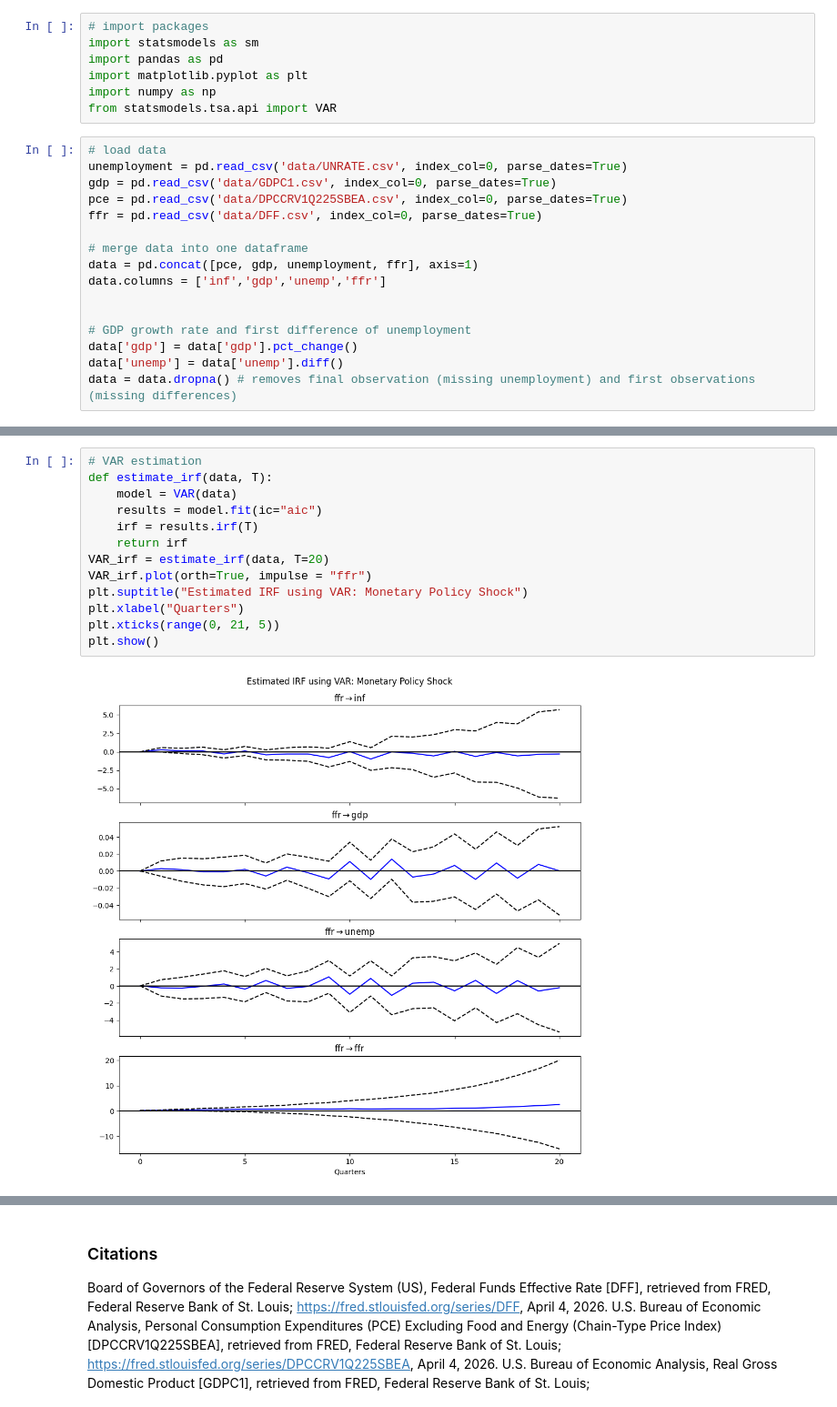
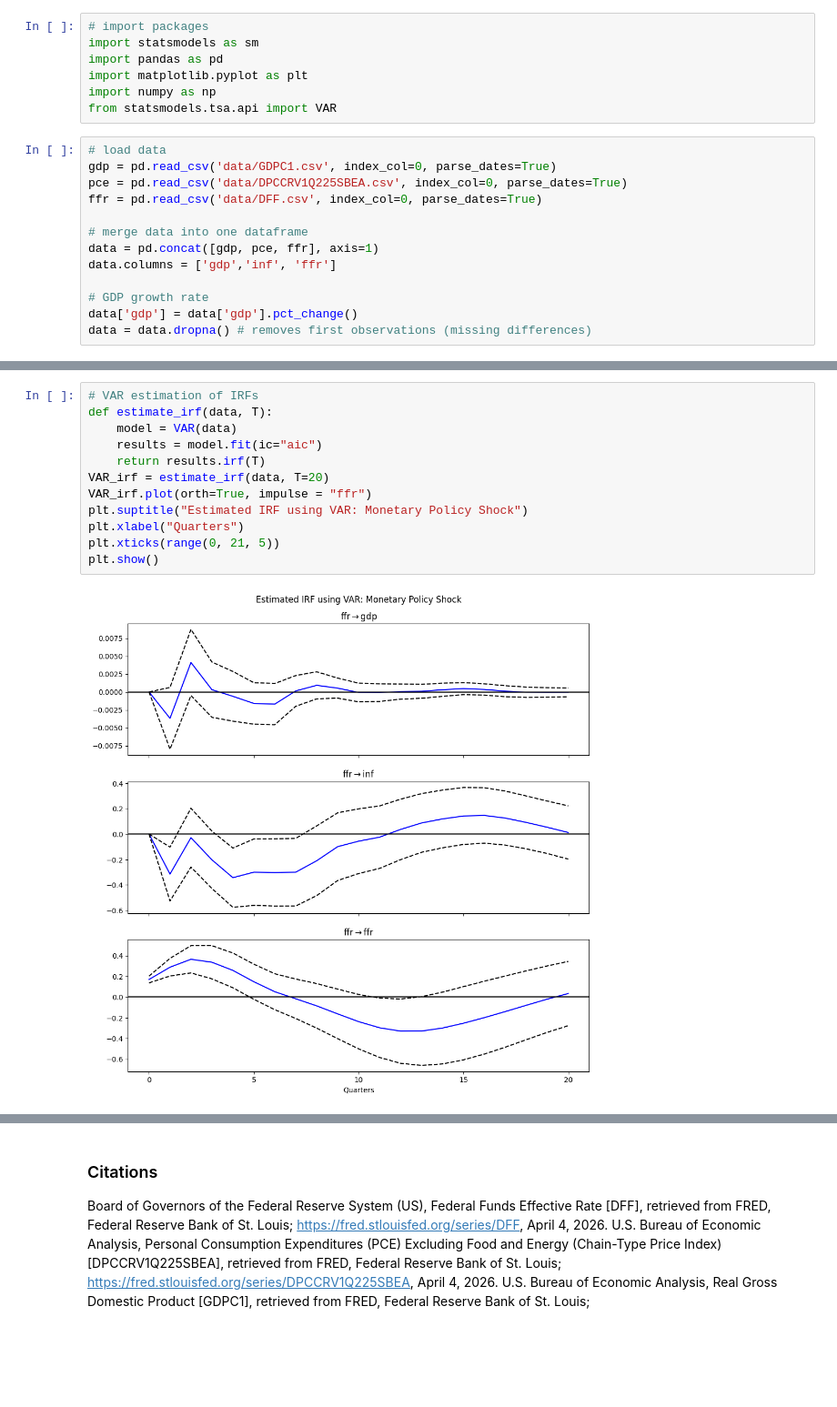
Before and after one commit to matt-dot-k/econ-622-project, a Jupyter notebook: US_data.ipynb, the cells around one changed output, grey strips where cells are left out. Shown at 91% size. Cells and saved outputs as stored; diff of their text form; blank space fills up the shorter version.

Commit message:
Finished VAR of US data

```diff
--- a/US_data.ipynb
+++ b/US_data.ipynb
@@ -11,20 +11,17 @@ import numpy as np
 from statsmodels.tsa.api import VAR
 # %%
 # load data
-unemployment = pd.read_csv('data/UNRATE.csv', index_col=0, parse_dates=True)
 gdp = pd.read_csv('data/GDPC1.csv', index_col=0, parse_dates=True)
 pce = pd.read_csv('data/DPCCRV1Q225SBEA.csv', index_col=0, parse_dates=True)
 ffr = pd.read_csv('data/DFF.csv', index_col=0, parse_dates=True)
 
 # merge data into one dataframe
-data = pd.concat([pce, gdp, unemployment, ffr], axis=1)
-data.columns = ['inf','gdp','unemp','ffr']
+data = pd.concat([gdp, pce, ffr], axis=1)
+data.columns = ['gdp','inf', 'ffr']
 
-
-# GDP growth rate and first difference of unemployment
+# GDP growth rate
 data['gdp'] = data['gdp'].pct_change()
-data['unemp'] = data['unemp'].diff()
-data = data.dropna() # removes final observation (missing unemployment) and first observations (missing differences)
+data = data.dropna() # removes first observations (missing differences)
 # %%
 data.head()
 # %% [output]
@@ -38,15 +35,14 @@ data.head()
 # %%
-# VAR estimation
+# VAR estimation of IRFs
 def estimate_irf(data, T):
     model = VAR(data)
     results = model.fit(ic="aic")
-    irf = results.irf(T)
-    return irf
+    return results.irf(T)
 VAR_irf = estimate_irf(data, T=20)
 VAR_irf.plot(orth=True, impulse = "ffr")
 plt.suptitle("Estimated IRF using VAR: Monetary Policy Shock")
 plt.xlabel("Quarters")
 plt.xticks(range(0, 21, 5))
 plt.show()
 # %% [output]
-[figure, old version]
+[figure, new version]
```
Also changed, not shown: parts of 3 cells of this notebook, 2 other files.
